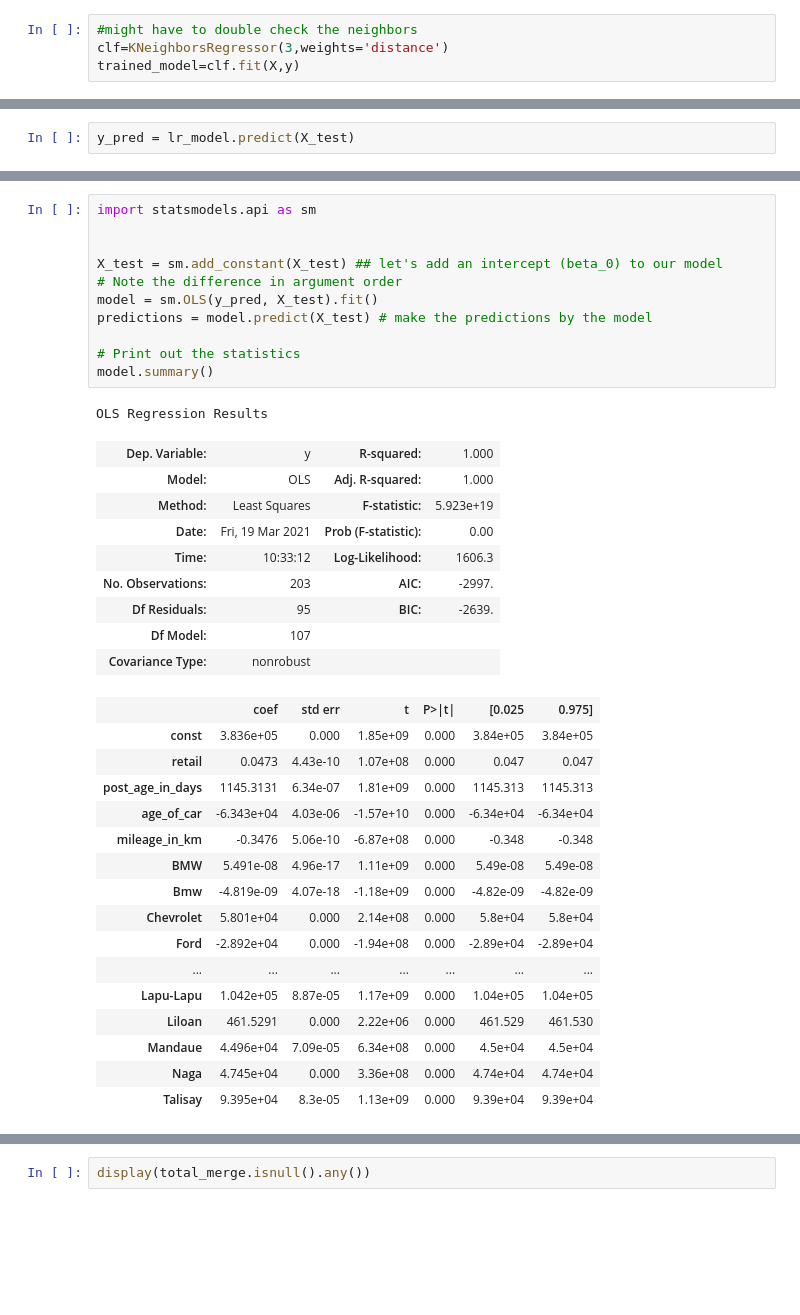
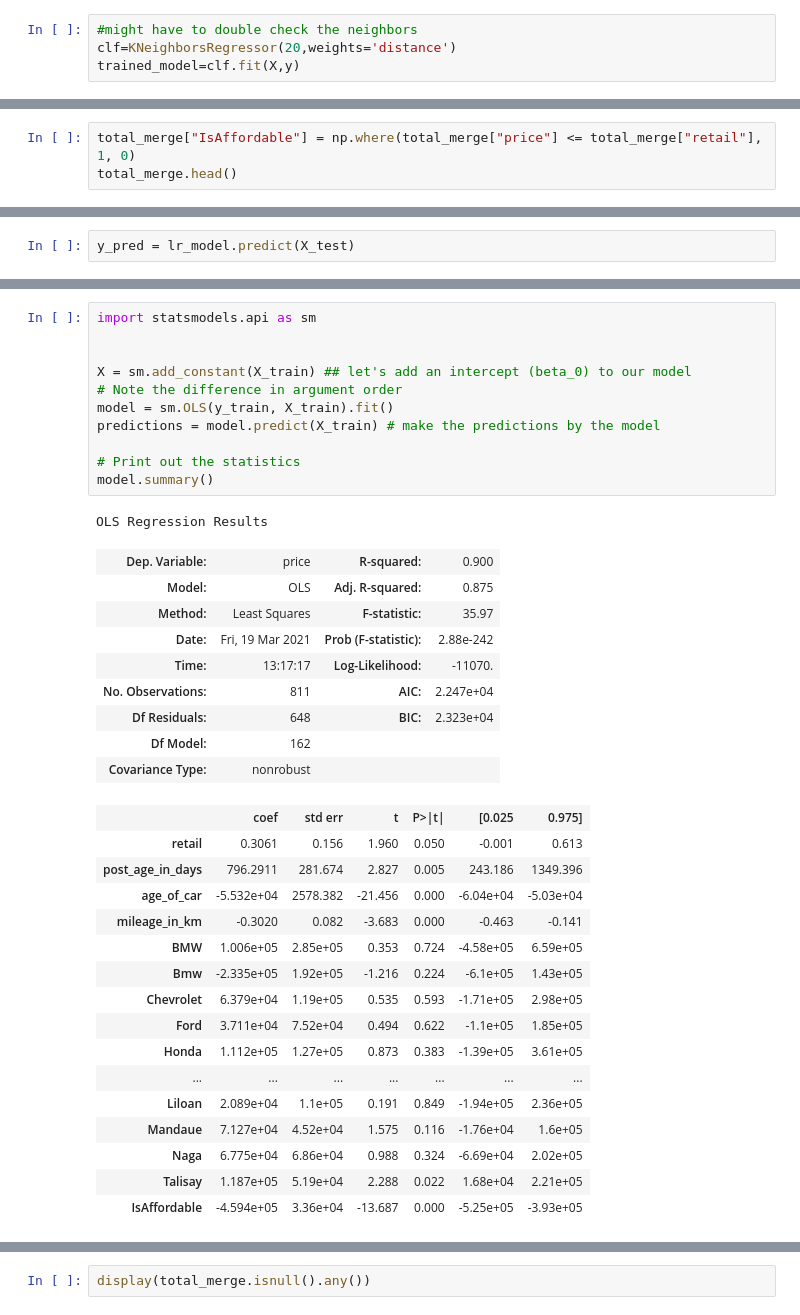
Before and after one commit to kaizerxcx/SecondHandCarsCebu, a Jupyter notebook: CarProject.ipynb, the cells around one changed output, grey strips where cells are left out. Cells and saved outputs as stored; diff of their text form; blank space fills up the shorter version.

```diff
--- a/CarProject.ipynb
+++ b/CarProject.ipynb
@@ -203,7 +203,7 @@ y=pd.DataFrame(final_df['Mileage (in km)'].loc[final_df['Mileage (in km)'].notnu
 y_null=pd.DataFrame(final_df['Mileage (in km)'].loc[final_df['Mileage (in km)'].isnull()])
 # %%
 #might have to double check the neighbors
-clf=KNeighborsRegressor(3,weights='distance')
+clf=KNeighborsRegressor(20,weights='distance')
 trained_model=clf.fit(X,y)
 # %%
 #predicting imputed values and setting the index to match the X_null dataframe
@@ -296,3 +296,6 @@ total_merge.head()
 | CAR014683 | 419000 | 1131000 | 45 | 10 | 1.0 | 0 | 0 | 0 | 0 | ... |
 | CAR014768 | 330000 | 875000 | 62 | 9 | 1.0 | 0 | 0 | 0 | 1 | ... |
 5 rows × 203 columns
+# %%
+total_merge["IsAffordable"] = np.where(total_merge["price"] <= total_merge["retail"], 1, 0)
+total_merge.head()
@@ -339,38 +350,38 @@ total_merge.tail()
 # %%
 import statsmodels.api as sm
 
 
-X_test = sm.add_constant(X_test) ## let's add an intercept (beta_0) to our model
+X = sm.add_constant(X_train) ## let's add an intercept (beta_0) to our model
 # Note the difference in argument order
-model = sm.OLS(y_pred, X_test).fit()
-predictions = model.predict(X_test) # make the predictions by the model
+model = sm.OLS(y_train, X_train).fit()
+predictions = model.predict(X_train) # make the predictions by the model
 
 # Print out the statistics
 model.summary()
 # %% [output]
 OLS Regression Results
-| Dep. Variable: | y | R-squared: | 1.000 |
-| Model: | OLS | Adj. R-squared: | 1.000 |
-| Method: | Least Squares | F-statistic: | 5.923e+19 |
-| Date: | Fri, 19 Mar 2021 | Prob (F-statistic): | 0.00 |
-| Time: | 10:33:12 | Log-Likelihood: | 1606.3 |
-| No. Observations: | 203 | AIC: | -2997. |
-| Df Residuals: | 95 | BIC: | -2639. |
-| Df Model: | 107 |  |  |
+| Dep. Variable: | price | R-squared: | 0.900 |
+| Model: | OLS | Adj. R-squared: | 0.875 |
+| Method: | Least Squares | F-statistic: | 35.97 |
+| Date: | Fri, 19 Mar 2021 | Prob (F-statistic): | 2.88e-242 |
+| Time: | 13:17:17 | Log-Likelihood: | -11070. |
+| No. Observations: | 811 | AIC: | 2.247e+04 |
+| Df Residuals: | 648 | BIC: | 2.323e+04 |
+| Df Model: | 162 |  |  |
 | Covariance Type: | nonrobust |  |  |
 |  | coef | std err | t | P>|t| | [0.025 | 0.975] |
-| const | 3.836e+05 | 0.000 | 1.85e+09 | 0.000 | 3.84e+05 | 3.84e+05 |
-| retail | 0.0473 | 4.43e-10 | 1.07e+08 | 0.000 | 0.047 | 0.047 |
-| post_age_in_days | 1145.3131 | 6.34e-07 | 1.81e+09 | 0.000 | 1145.313 | 1145.313 |
-| age_of_car | -6.343e+04 | 4.03e-06 | -1.57e+10 | 0.000 | -6.34e+04 | -6.34e+04 |
-| mileage_in_km | -0.3476 | 5.06e-10 | -6.87e+08 | 0.000 | -0.348 | -0.348 |
-| BMW | 5.491e-08 | 4.96e-17 | 1.11e+09 | 0.000 | 5.49e-08 | 5.49e-08 |
-| Bmw | -4.819e-09 | 4.07e-18 | -1.18e+09 | 0.000 | -4.82e-09 | -4.82e-09 |
-| Chevrolet | 5.801e+04 | 0.000 | 2.14e+08 | 0.000 | 5.8e+04 | 5.8e+04 |
-| Ford | -2.892e+04 | 0.000 | -1.94e+08 | 0.000 | -2.89e+04 | -2.89e+04 |
+| retail | 0.3061 | 0.156 | 1.960 | 0.050 | -0.001 | 0.613 |
+| post_age_in_days | 796.2911 | 281.674 | 2.827 | 0.005 | 243.186 | 1349.396 |
+| age_of_car | -5.532e+04 | 2578.382 | -21.456 | 0.000 | -6.04e+04 | -5.03e+04 |
+| mileage_in_km | -0.3020 | 0.082 | -3.683 | 0.000 | -0.463 | -0.141 |
+| BMW | 1.006e+05 | 2.85e+05 | 0.353 | 0.724 | -4.58e+05 | 6.59e+05 |
+| Bmw | -2.335e+05 | 1.92e+05 | -1.216 | 0.224 | -6.1e+05 | 1.43e+05 |
+| Chevrolet | 6.379e+04 | 1.19e+05 | 0.535 | 0.593 | -1.71e+05 | 2.98e+05 |
+| Ford | 3.711e+04 | 7.52e+04 | 0.494 | 0.622 | -1.1e+05 | 1.85e+05 |
+| Honda | 1.112e+05 | 1.27e+05 | 0.873 | 0.383 | -1.39e+05 | 3.61e+05 |
 | ... | ... | ... | ... | ... | ... | ... |
-| Lapu-Lapu | 1.042e+05 | 8.87e-05 | 1.17e+09 | 0.000 | 1.04e+05 | 1.04e+05 |
-| Liloan | 461.5291 | 0.000 | 2.22e+06 | 0.000 | 461.529 | 461.530 |
-| Mandaue | 4.496e+04 | 7.09e-05 | 6.34e+08 | 0.000 | 4.5e+04 | 4.5e+04 |
-| Naga | 4.745e+04 | 0.000 | 3.36e+08 | 0.000 | 4.74e+04 | 4.74e+04 |
-| Talisay | 9.395e+04 | 8.3e-05 | 1.13e+09 | 0.000 | 9.39e+04 | 9.39e+04 |
+| Liloan | 2.089e+04 | 1.1e+05 | 0.191 | 0.849 | -1.94e+05 | 2.36e+05 |
+| Mandaue | 7.127e+04 | 4.52e+04 | 1.575 | 0.116 | -1.76e+04 | 1.6e+05 |
+| Naga | 6.775e+04 | 6.86e+04 | 0.988 | 0.324 | -6.69e+04 | 2.02e+05 |
+| Talisay | 1.187e+05 | 5.19e+04 | 2.288 | 0.022 | 1.68e+04 | 2.21e+05 |
+| IsAffordable | -4.594e+05 | 3.36e+04 | -13.687 | 0.000 | -5.25e+05 | -3.93e+05 |
```
Also changed, not shown: parts of 10 cells of this notebook.
